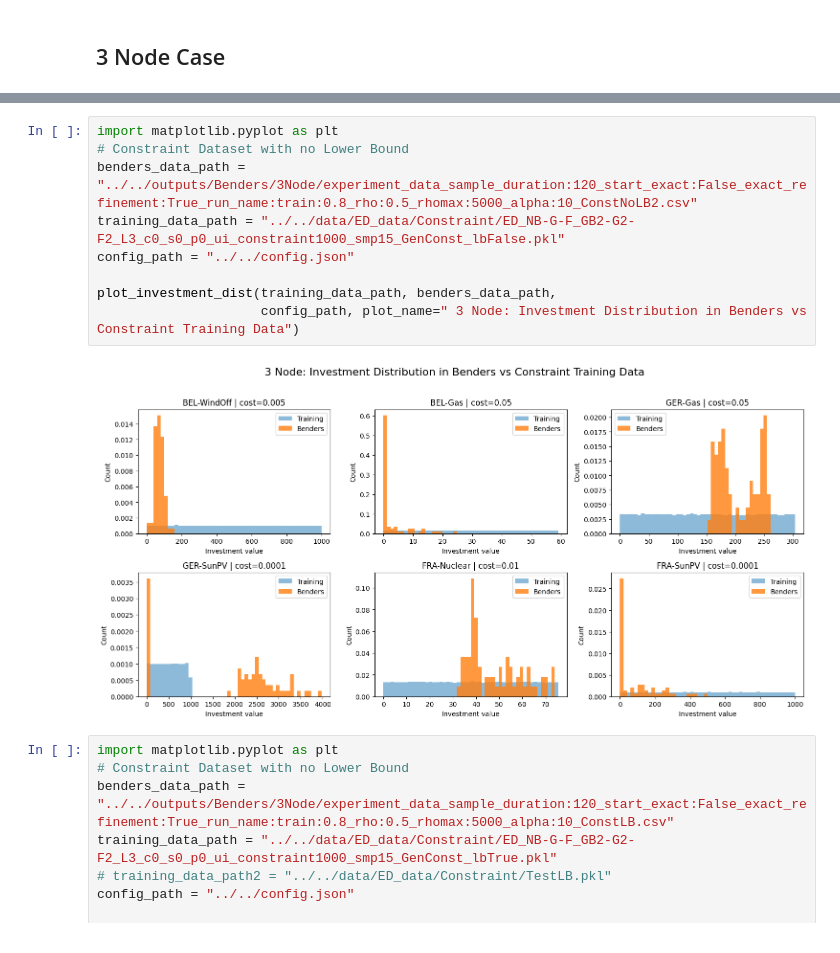
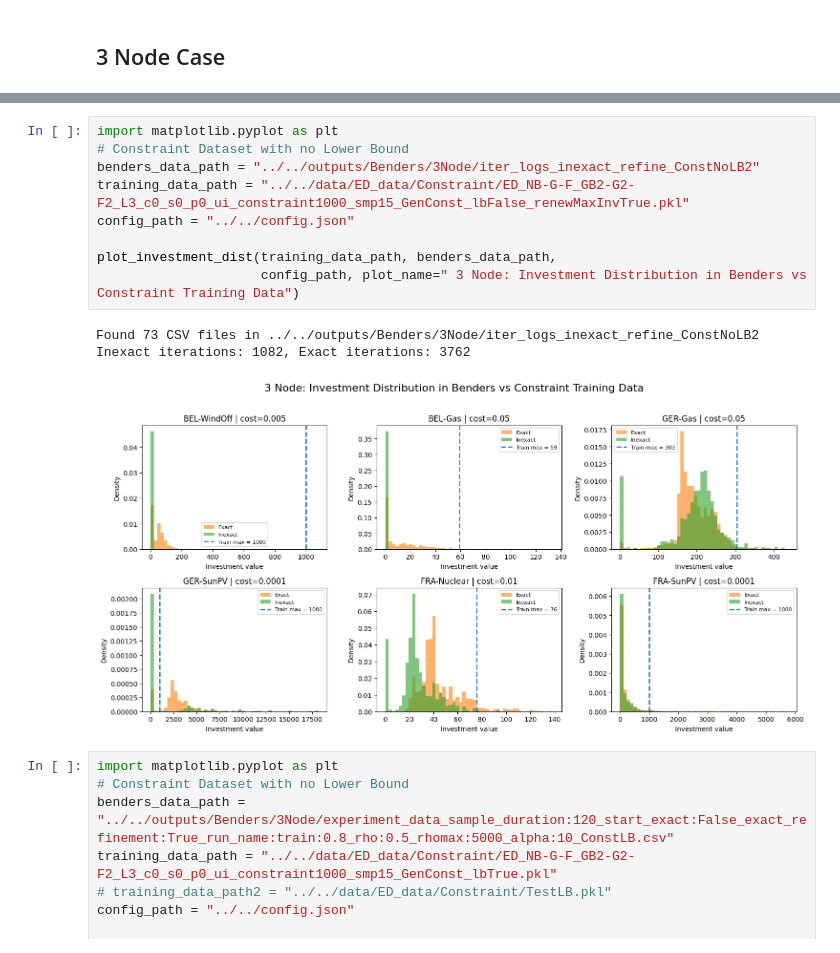
Before and after one commit to PeterrHH/ML-Enhanced-Benders, a Jupyter notebook: experiment-output/ch7/data_analysis.ipynb, the cells around one changed output, grey strips where cells are left out. Cells and saved outputs as stored; diff of their text form.

```diff
--- a/experiment-output/ch7/data_analysis.ipynb
+++ b/experiment-output/ch7/data_analysis.ipynb
@@ -122,14 +156,16 @@ plot_investment_dist(training_data_path, benders_data_path,
 # %%
 import matplotlib.pyplot as plt
 # Constraint Dataset with no Lower Bound
-benders_data_path = "../../outputs/Benders/3Node/experiment_data_sample_duration:120_start_exact:False_exact_refinement:True_run_name:train:0.8_rho:0.5_rhomax:5000_alpha:10_ConstNoLB2.csv"
-training_data_path = "../../data/ED_data/Constraint/ED_NB-G-F_GB2-G2-F2_L3_c0_s0_p0_ui_constraint1000_smp15_GenConst_lbFalse.pkl"
+benders_data_path = "../../outputs/Benders/3Node/iter_logs_inexact_refine_ConstNoLB2"
+training_data_path = "../../data/ED_data/Constraint/ED_NB-G-F_GB2-G2-F2_L3_c0_s0_p0_ui_constraint1000_smp15_GenConst_lbFalse_renewMaxInvTrue.pkl"
 config_path = "../../config.json"
 
 plot_investment_dist(training_data_path, benders_data_path,
                      config_path, plot_name=" 3 Node: Investment Distribution in Benders vs Constraint Training Data")
 # %% [output]
+Found 73 CSV files in ../../outputs/Benders/3Node/iter_logs_inexact_refine_ConstNoLB2
+Inexact iterations: 1082, Exact iterations: 3762
-[figure, old version]
+[figure, new version]
 # %%
 import matplotlib.pyplot as plt
 # Constraint Dataset with no Lower Bound
```
Also changed, not shown: parts of 3 cells of this notebook, 14 other files.
